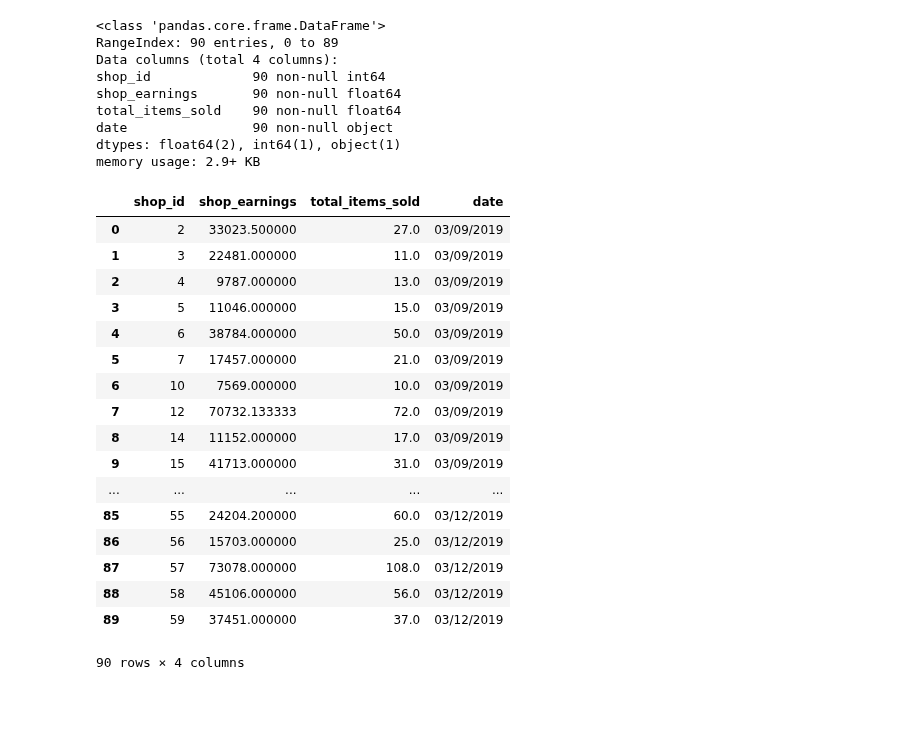
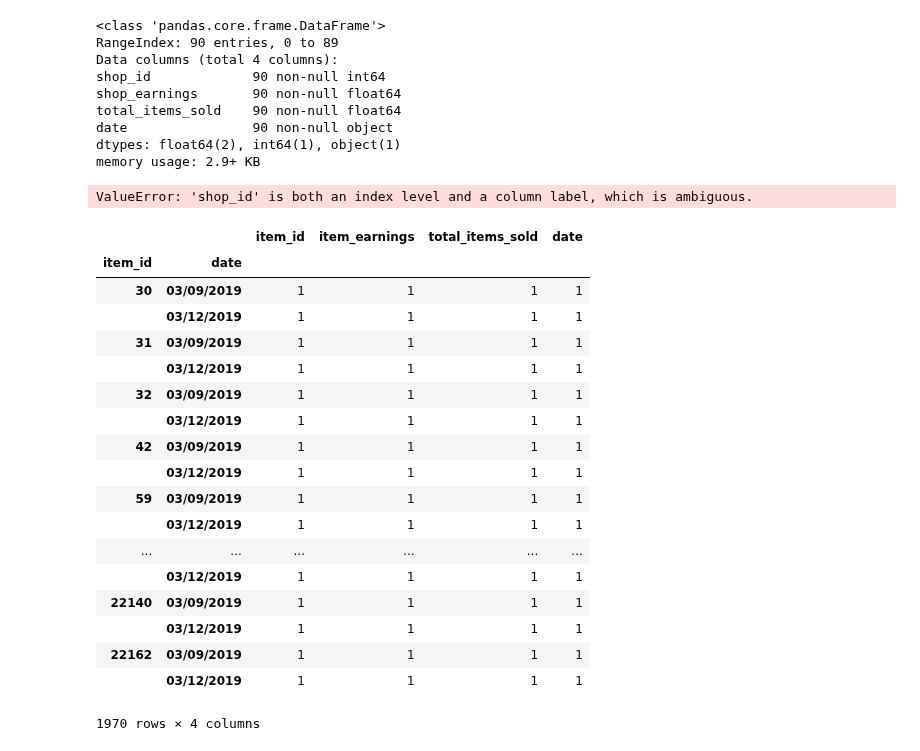
Before and after one commit to ta-data-bcn/lab-df-calculation-and-transformation, a Jupyter notebook: your-code/main.ipynb, the cells around one changed output. Saved outputs shown, nothing was run; the diff lists cells and outputs as text; code cells hidden in the pictures; blank space fills up the shorter version.

```diff
--- a/your-code/main.ipynb
+++ b/your-code/main.ipynb
@@ -197,21 +191,5 @@ sales_by_shop.info()
-# %%
-sales_by_shop
-# %% [output]
-|  | shop_id | shop_earnings | total_items_sold | date |
-| 0 | 2 | 33023.500000 | 27.0 | 03/09/2019 |
-| 1 | 3 | 22481.000000 | 11.0 | 03/09/2019 |
-| 2 | 4 | 9787.000000 | 13.0 | 03/09/2019 |
-| 3 | 5 | 11046.000000 | 15.0 | 03/09/2019 |
-| 4 | 6 | 38784.000000 | 50.0 | 03/09/2019 |
-| 5 | 7 | 17457.000000 | 21.0 | 03/09/2019 |
-| 6 | 10 | 7569.000000 | 10.0 | 03/09/2019 |
-| 7 | 12 | 70732.133333 | 72.0 | 03/09/2019 |
-| 8 | 14 | 11152.000000 | 17.0 | 03/09/2019 |
-| 9 | 15 | 41713.000000 | 31.0 | 03/09/2019 |
-| ... | ... | ... | ... | ... |
-| 85 | 55 | 24204.200000 | 60.0 | 03/12/2019 |
-| 86 | 56 | 15703.000000 | 25.0 | 03/12/2019 |
-| 87 | 57 | 73078.000000 | 108.0 | 03/12/2019 |
-| 88 | 58 | 45106.000000 | 56.0 | 03/12/2019 |
-| 89 | 59 | 37451.000000 | 37.0 | 03/12/2019 |
-90 rows × 4 columns
+# %%
+# Do the agregate per store per day
+sales_by_shop.groupby(["shop_id", "date"]).nunique()
+# %% [output]
+ValueError: 'shop_id' is both an index level and a column label, which is ambiguous.
@@ -217,0 +198,24 @@ sales_by_shop
+# %%
+# Do the agregate per store per day
+sales_by_item.groupby(["item_id", "date"]).nunique()
+# I don't understand this result either
+# %% [output]
+|  |  | item_id | item_earnings | total_items_sold | date |
+| item_id | date |  |  |  |  |
+| 30 | 03/09/2019 | 1 | 1 | 1 | 1 |
+|  | 03/12/2019 | 1 | 1 | 1 | 1 |
+| 31 | 03/09/2019 | 1 | 1 | 1 | 1 |
+|  | 03/12/2019 | 1 | 1 | 1 | 1 |
+| 32 | 03/09/2019 | 1 | 1 | 1 | 1 |
+|  | 03/12/2019 | 1 | 1 | 1 | 1 |
+| 42 | 03/09/2019 | 1 | 1 | 1 | 1 |
+|  | 03/12/2019 | 1 | 1 | 1 | 1 |
+| 59 | 03/09/2019 | 1 | 1 | 1 | 1 |
+|  | 03/12/2019 | 1 | 1 | 1 | 1 |
+| ... | ... | ... | ... | ... | ... |
+|  | 03/12/2019 | 1 | 1 | 1 | 1 |
+| 22140 | 03/09/2019 | 1 | 1 | 1 | 1 |
+|  | 03/12/2019 | 1 | 1 | 1 | 1 |
+| 22162 | 03/09/2019 | 1 | 1 | 1 | 1 |
+|  | 03/12/2019 | 1 | 1 | 1 | 1 |
+1970 rows × 4 columns
```
Also changed, not shown: parts of 3 cells of this notebook, 2 other files.
